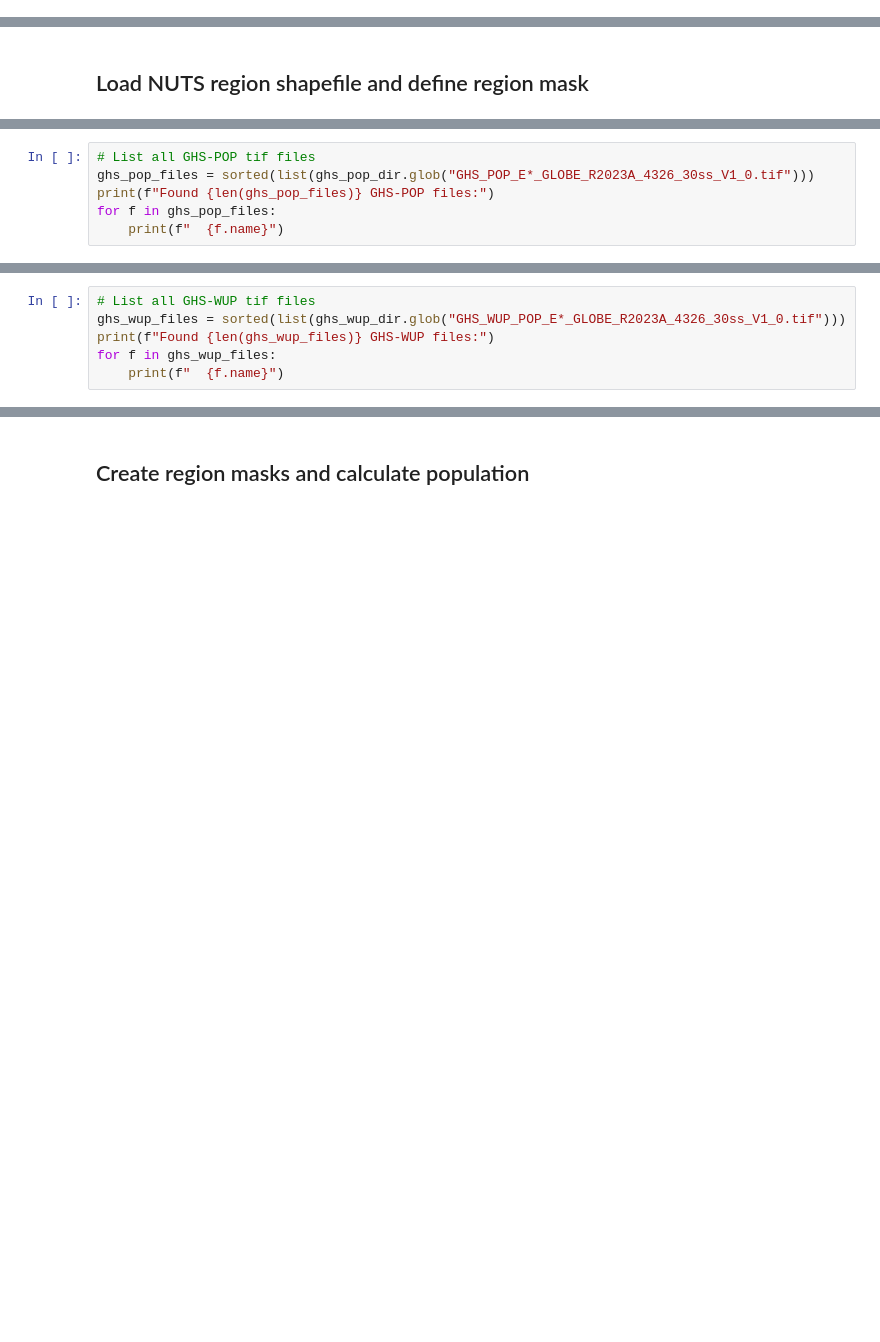
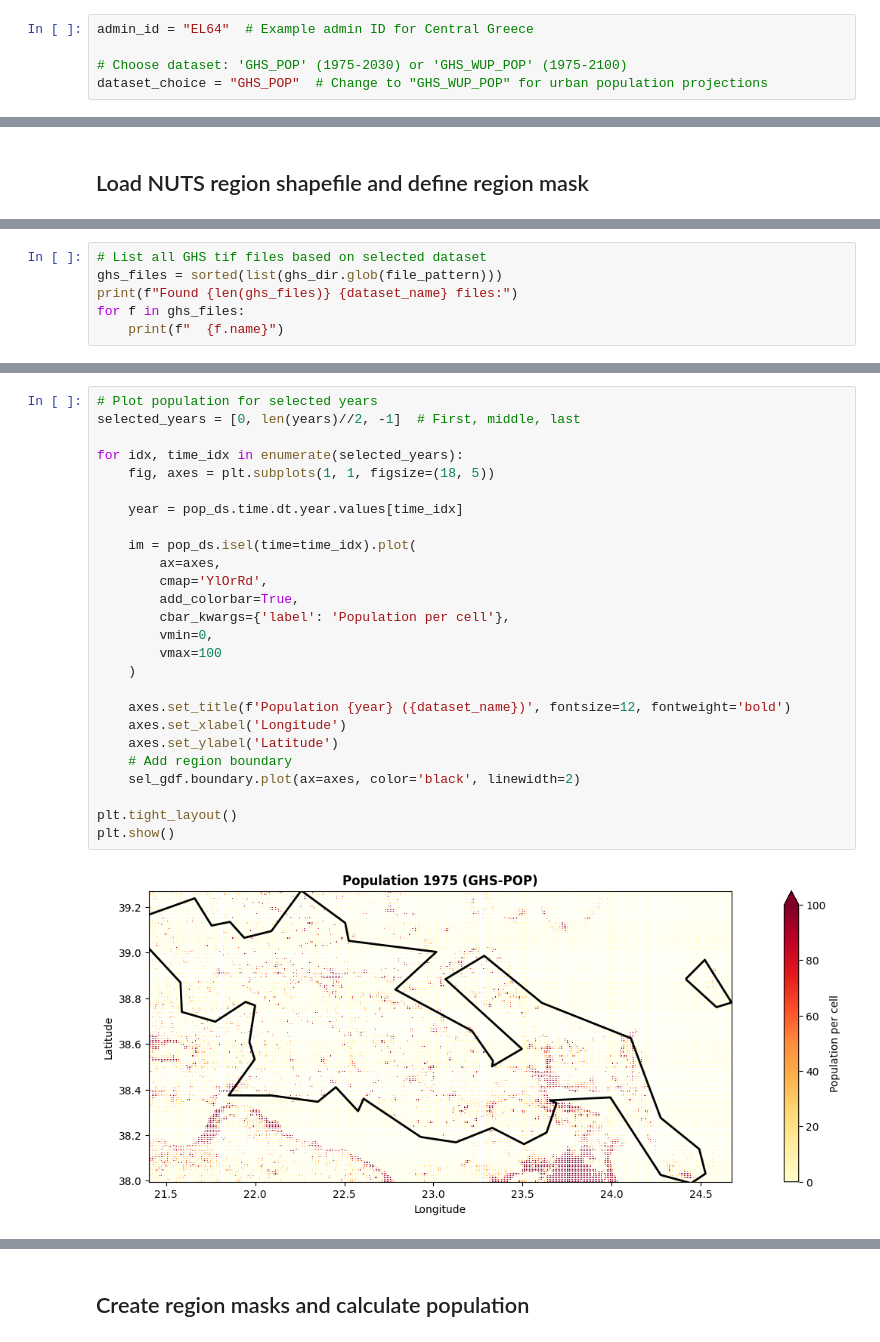
Before and after one commit to ecmwf-training/drought-exposure, a Jupyter notebook: how-to-guides/estimate_population.ipynb, the cells around one changed output, grey strips where cells are left out. Saved outputs shown, nothing was run; the diff lists cells and outputs as text; blank space fills up the shorter version.

Commit message:
feat: population for EL64 from GHS POP

```diff
--- a/how-to-guides/estimate_population.ipynb
+++ b/how-to-guides/estimate_population.ipynb
@@ -33,5 +26,10 @@ Once downloaded, move these files into the following subdirectory structure:
 # %% [markdown]
 ## Load libraries and set up region
+# %%
+admin_id = "EL64"  # Example admin ID for Central Greece
+
+# Choose dataset: 'GHS_POP' (1975-2030) or 'GHS_WUP_POP' (1975-2100)
+dataset_choice = "GHS_POP"  # Change to "GHS_WUP_POP" for urban population projections
 # %%
 import xarray as xr
 import numpy as np
@@ -79,7 +96,7 @@ Bounding box: [21.39637798 37.98898161 24.67199242 39.27219519]
 # %%
-# List all GHS-POP tif files
-ghs_pop_files = sorted(list(ghs_pop_dir.glob("GHS_POP_E*_GLOBE_R2023A_4326_30ss_V1_0.tif")))
-print(f"Found {len(ghs_pop_files)} GHS-POP files:")
-for f in ghs_pop_files:
+# List all GHS tif files based on selected dataset
+ghs_files = sorted(list(ghs_dir.glob(file_pattern)))
+print(f"Found {len(ghs_files)} {dataset_name} files:")
+for f in ghs_files:
     print(f"  {f.name}")
 # %% [output]
@@ -129,6 +199,0 @@ pop_ds
-# %%
-# List all GHS-WUP tif files
-ghs_wup_files = sorted(list(ghs_wup_dir.glob("GHS_WUP_POP_E*_GLOBE_R2023A_4326_30ss_V1_0.tif")))
-print(f"Found {len(ghs_wup_files)} GHS-WUP files:")
-for f in ghs_wup_files:
-    print(f"  {f.name}")
@@ -174,0 +200,28 @@ wup_ds
+# %%
+# Plot population for selected years
+selected_years = [0, len(years)//2, -1]  # First, middle, last
+
+for idx, time_idx in enumerate(selected_years):
+    fig, axes = plt.subplots(1, 1, figsize=(18, 5))
+
+    year = pop_ds.time.dt.year.values[time_idx]
+
+    im = pop_ds.isel(time=time_idx).plot(
+        ax=axes,
+        cmap='YlOrRd',
+        add_colorbar=True,
+        cbar_kwargs={'label': 'Population per cell'},
+        vmin=0,
+        vmax=100
+    )
+
+    axes.set_title(f'Population {year} ({dataset_name})', fontsize=12, fontweight='bold')
+    axes.set_xlabel('Longitude')
+    axes.set_ylabel('Latitude')
+    # Add region boundary
+    sel_gdf.boundary.plot(ax=axes, color='black', linewidth=2)
+
+plt.tight_layout()
+plt.show()
+# %% [output]
+[figure, added]
```
Also changed, not shown: parts of 24 cells of this notebook, 1 other file.
